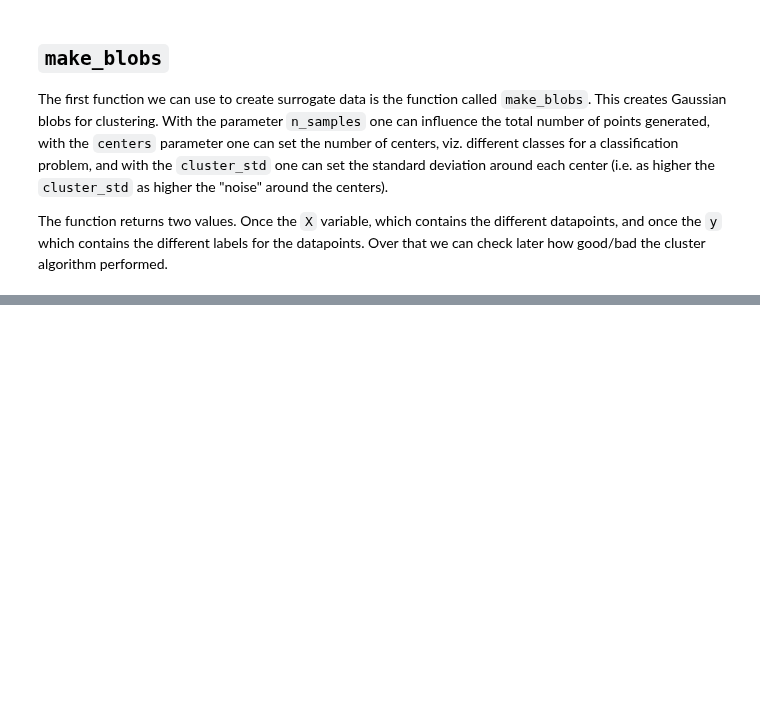
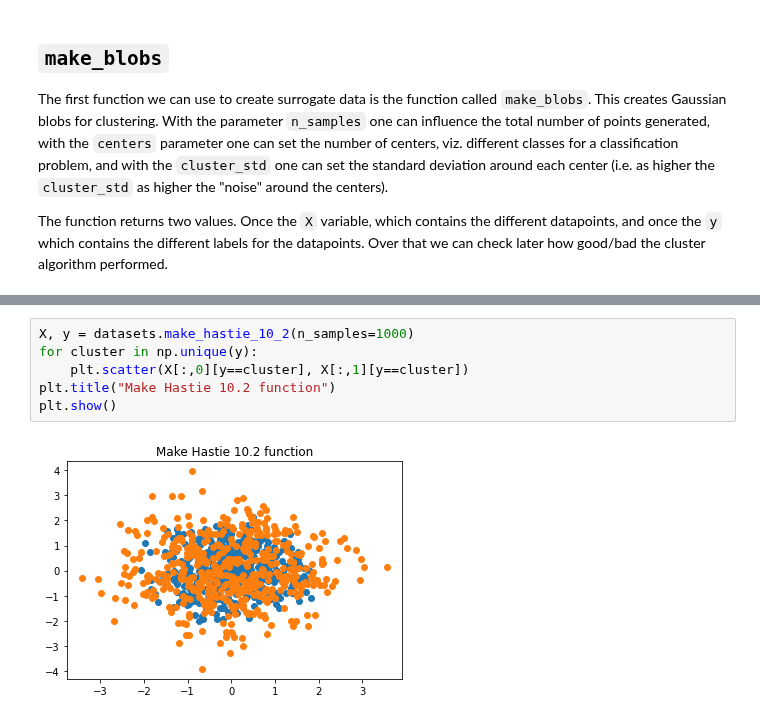
Before and after one commit to Estreuselito/Deus_ex_machina, a Jupyter notebook: Mini-Project/Surrogate data.ipynb, the cells around one changed output, grey strips where cells are left out. Drawn from its saved outputs; the diff is of its cells as text; blank space fills up the shorter version.

```diff
--- a/Mini-Project/Surrogate data.ipynb
+++ b/Mini-Project/Surrogate data.ipynb
@@ -22,0 +57,8 @@ plt.show()
+# %%
+X, y = datasets.make_hastie_10_2(n_samples=1000)
+for cluster in np.unique(y):
+    plt.scatter(X[:,0][y==cluster], X[:,1][y==cluster])
+plt.title("Make Hastie 10.2 function")
+plt.show()
+# %% [output]
+[figure, added]
```
Also changed, not shown: parts of 11 cells of this notebook.
